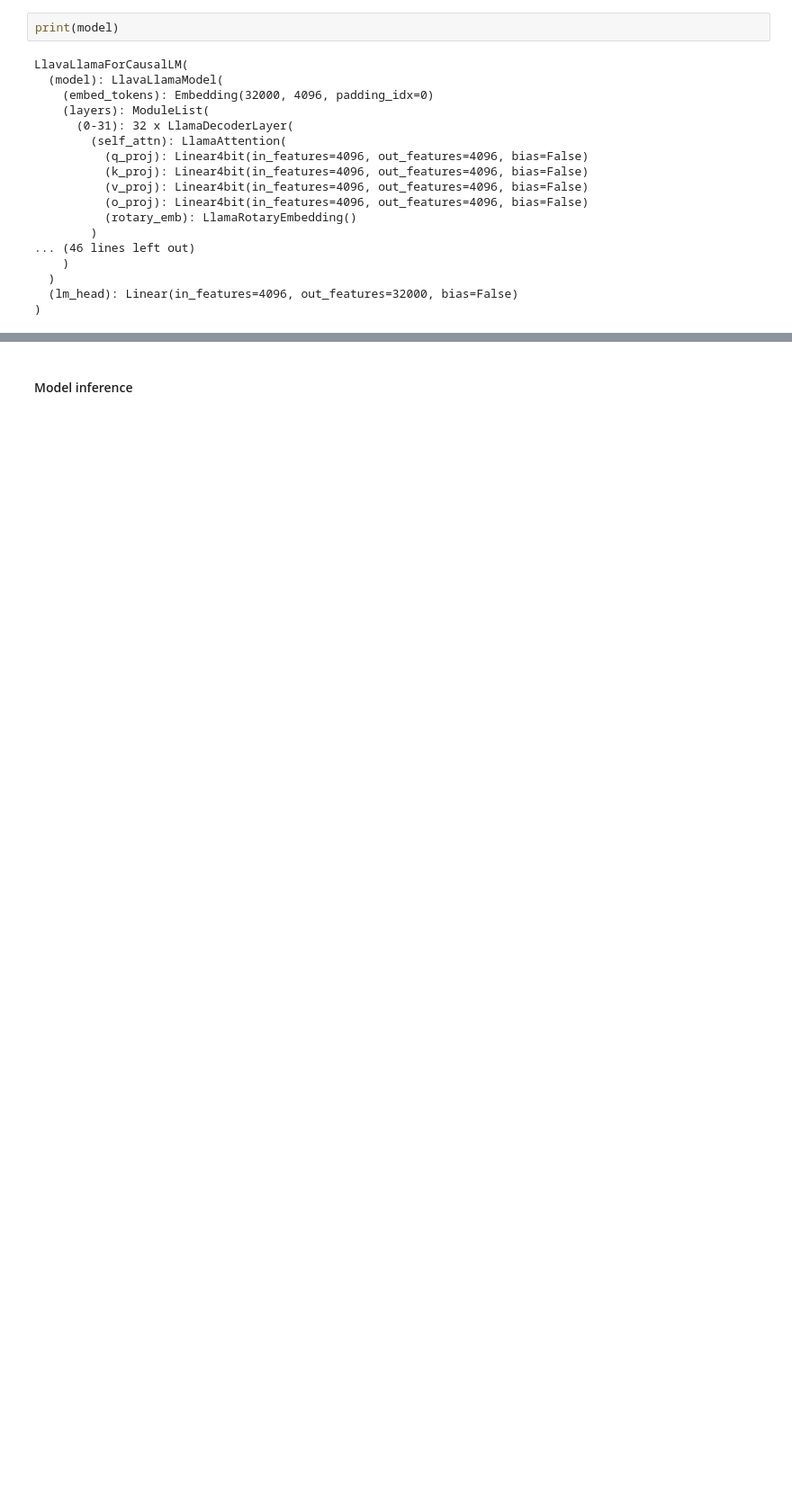
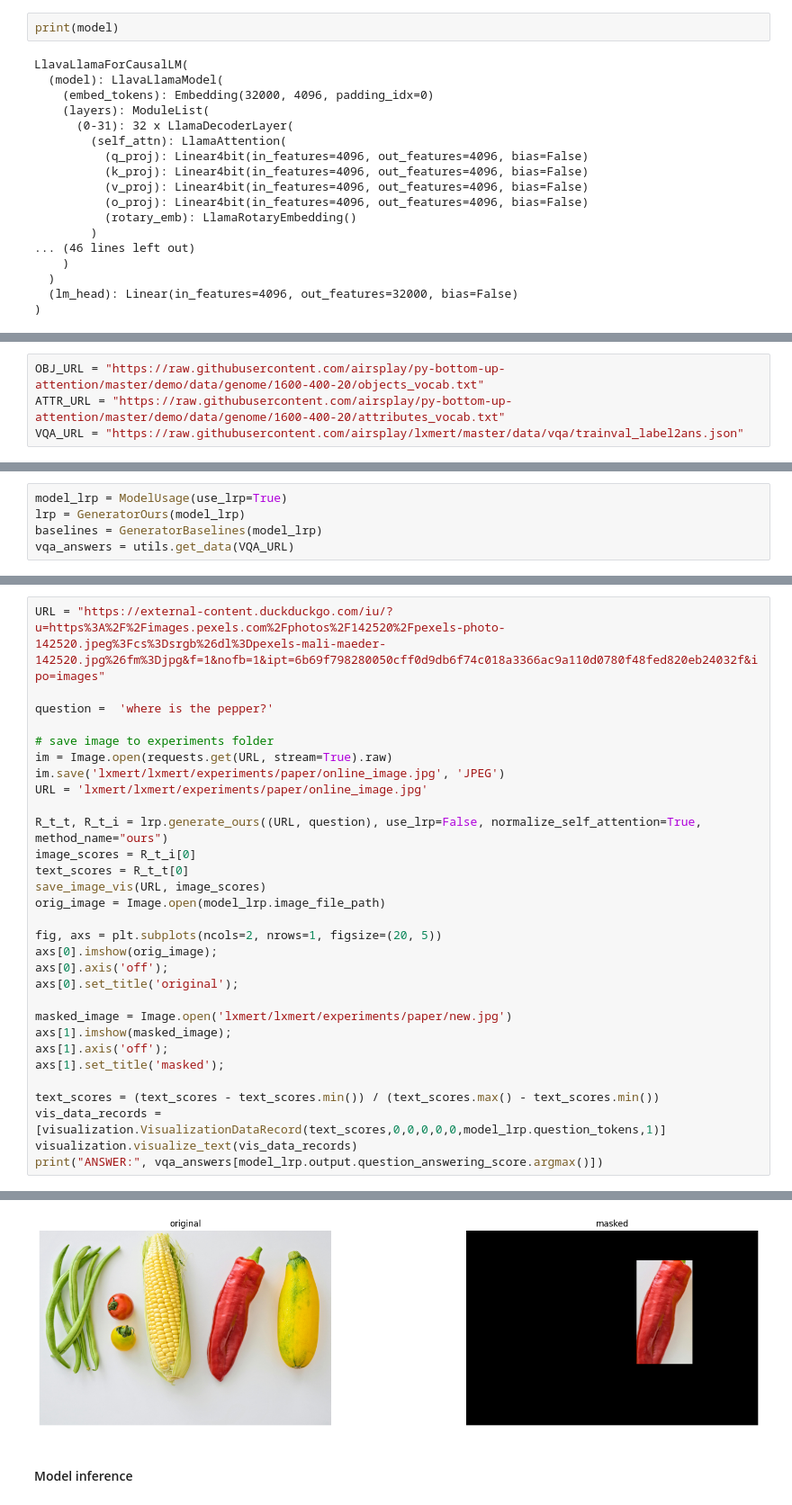
Before and after one commit to alejomaar/LLaVa-Attention-Map, a Jupyter notebook: llava.ipynb, the cells around one changed output, grey strips where cells are left out. Shown at 90% size. Saved outputs shown, nothing was run; the diff lists cells and outputs as text; blank space fills up the shorter version.

```diff
--- a/llava.ipynb
+++ b/llava.ipynb
@@ -141,0 +275,4 @@ LlavaLlamaForCausalLM(
+# %%
+OBJ_URL = "https://raw.githubusercontent.com/airsplay/py-bottom-up-attention/master/demo/data/genome/1600-400-20/objects_vocab.txt"
+ATTR_URL = "https://raw.githubusercontent.com/airsplay/py-bottom-up-attention/master/demo/data/genome/1600-400-20/attributes_vocab.txt"
+VQA_URL = "https://raw.githubusercontent.com/airsplay/lxmert/master/data/vqa/trainval_label2ans.json"
@@ -141,0 +281,5 @@ LlavaLlamaForCausalLM(
+# %%
+model_lrp = ModelUsage(use_lrp=True)
+lrp = GeneratorOurs(model_lrp)
+baselines = GeneratorBaselines(model_lrp)
+vqa_answers = utils.get_data(VQA_URL)
@@ -141,0 +293,31 @@ LlavaLlamaForCausalLM(
+# %%
+URL = "https://external-content.duckduckgo.com/iu/?u=https%3A%2F%2Fimages.pexels.com%2Fphotos%2F142520%2Fpexels-photo-142520.jpeg%3Fcs%3Dsrgb%26dl%3Dpexels-mali-maeder-142520.jpg%26fm%3Djpg&f=1&nofb=1&ipt=6b69f798280050cff0d9db6f74c018a3366ac9a110d0780f48fed820eb24032f&ipo=images"
+
+question =  'where is the pepper?'
+
+# save image to experiments folder
+im = Image.open(requests.get(URL, stream=True).raw)
+im.save('lxmert/lxmert/experiments/paper/online_image.jpg', 'JPEG')
+URL = 'lxmert/lxmert/experiments/paper/online_image.jpg'
+
+R_t_t, R_t_i = lrp.generate_ours((URL, question), use_lrp=False, normalize_self_attention=True, method_name="ours")
+image_scores = R_t_i[0]
+text_scores = R_t_t[0]
+save_image_vis(URL, image_scores)
+orig_image = Image.open(model_lrp.image_file_path)
+
+fig, axs = plt.subplots(ncols=2, nrows=1, figsize=(20, 5))
+axs[0].imshow(orig_image);
+axs[0].axis('off');
+axs[0].set_title('original');
+
+masked_image = Image.open('lxmert/lxmert/experiments/paper/new.jpg')
+axs[1].imshow(masked_image);
+axs[1].axis('off');
+axs[1].set_title('masked');
+
+text_scores = (text_scores - text_scores.min()) / (text_scores.max() - text_scores.min())
+vis_data_records = [visualization.VisualizationDataRecord(text_scores,0,0,0,0,0,model_lrp.question_tokens,1)]
+visualization.visualize_text(vis_data_records)
+print("ANSWER:", vqa_answers[model_lrp.output.question_answering_score.argmax()])
+# %% [output]
@@ -142,3 +335,4 @@ LlavaLlamaForCausalLM(
+[figure, added]
 # %% [markdown]
 #### Model inference
 # %%
```
Also changed, not shown: parts of 12 cells of this notebook.
